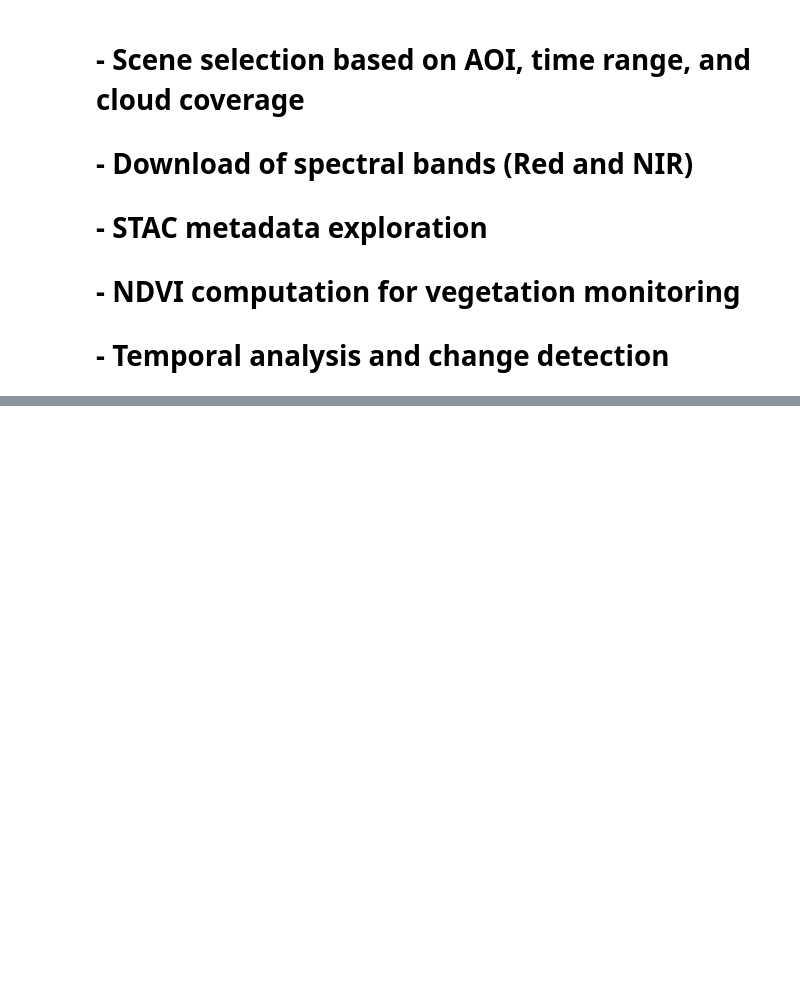
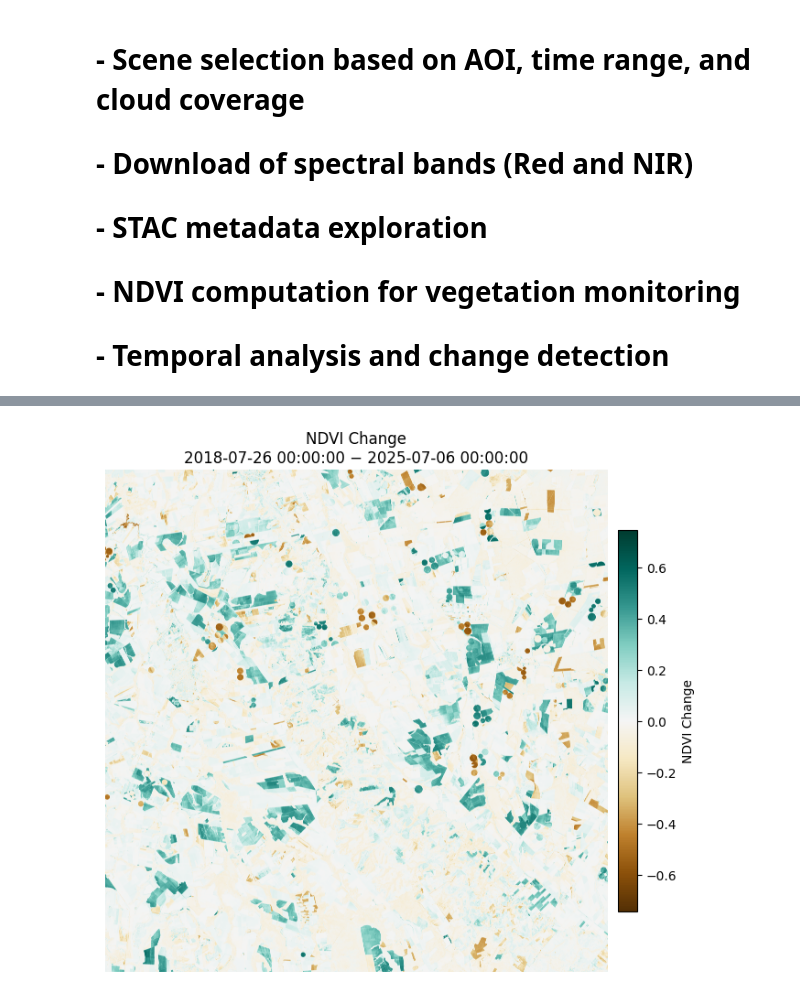
Before and after one commit to b-dienes/deforestation-monitoring, a Jupyter notebook: notebook/deforestation_monitoring.ipynb, the cells around one changed output, grey strips where cells are left out. Saved outputs shown, nothing was run; the diff lists cells and outputs as text; code cells hidden in the pictures; blank space fills up the shorter version.

```diff
--- a/notebook/deforestation_monitoring.ipynb
+++ b/notebook/deforestation_monitoring.ipynb
@@ -662,33 +779,35 @@ plt.show()
 # %%
 # Calculate NDVI difference map between first and last year
 
 # Ensure same shape
 if ndvi_first.shape != ndvi_last.shape:
     raise ValueError(f"Shape mismatch: {ndvi_first.shape} vs {ndvi_last.shape}")
 
 ndvi_diff = ndvi_last - ndvi_first
 ndvi_diff = np.ma.masked_invalid(ndvi_diff)
 
 fig, ax = plt.subplots(1, 1, figsize=(7, 6), constrained_layout=True)
 
 # Diverging colormap centered at 0
 cmap = plt.cm.BrBG
 
 vmax = np.nanmax(np.abs(ndvi_diff))
 vmin = -vmax
 
 im = ax.imshow(ndvi_diff, cmap=cmap, vmin=vmin, vmax=vmax)
 
 ax.set_title(
-    f"NDVI Change (Last - First)\n"
-    f"{last['timestamp']} − {first['timestamp']}"
+    f"NDVI Change\n"
+    f"{first['timestamp']} − {last['timestamp']}"
 )
 ax.axis("off")
 
 cbar = fig.colorbar(im, ax=ax, fraction=0.035, pad=0.02)
 cbar.set_label("NDVI Change")
 
 plt.show()
+# %% [output]
+[figure, added]
 # %%
 # Deforested areas
 # Negative NDVI change shows reduced vegetation health
```
Also changed, not shown: parts of 18 cells of this notebook.
